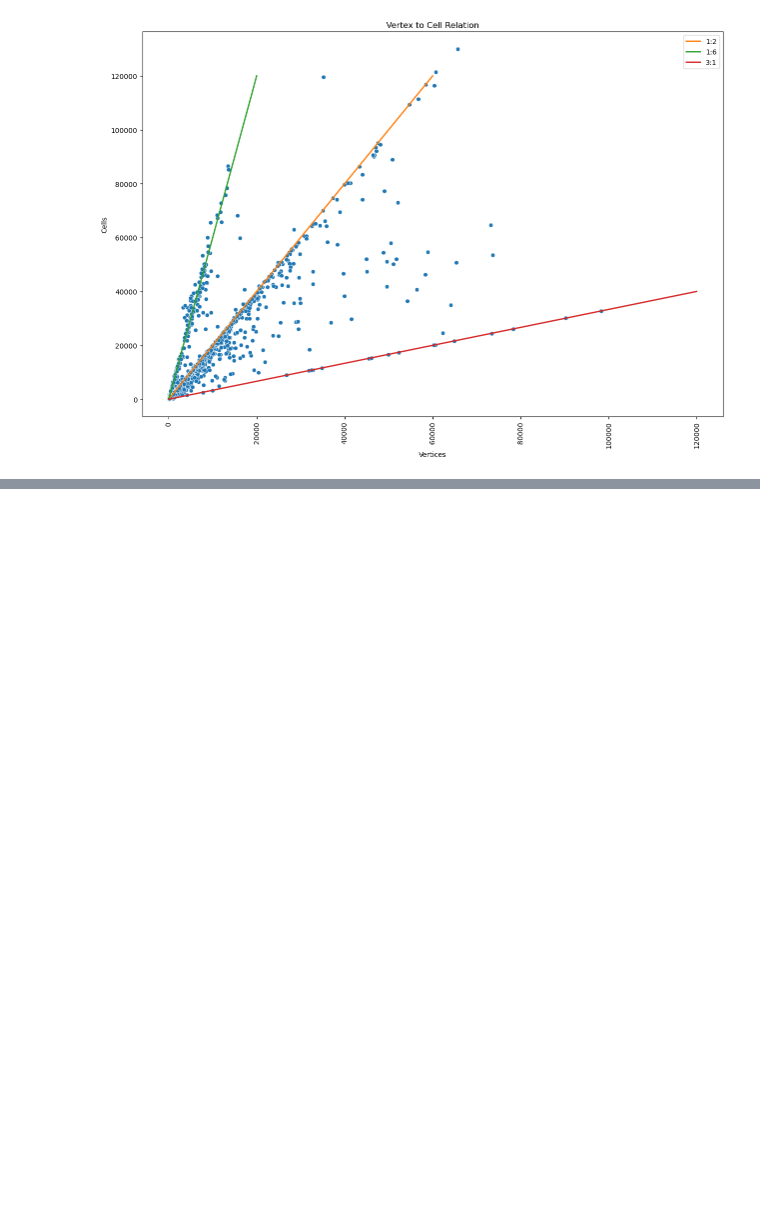
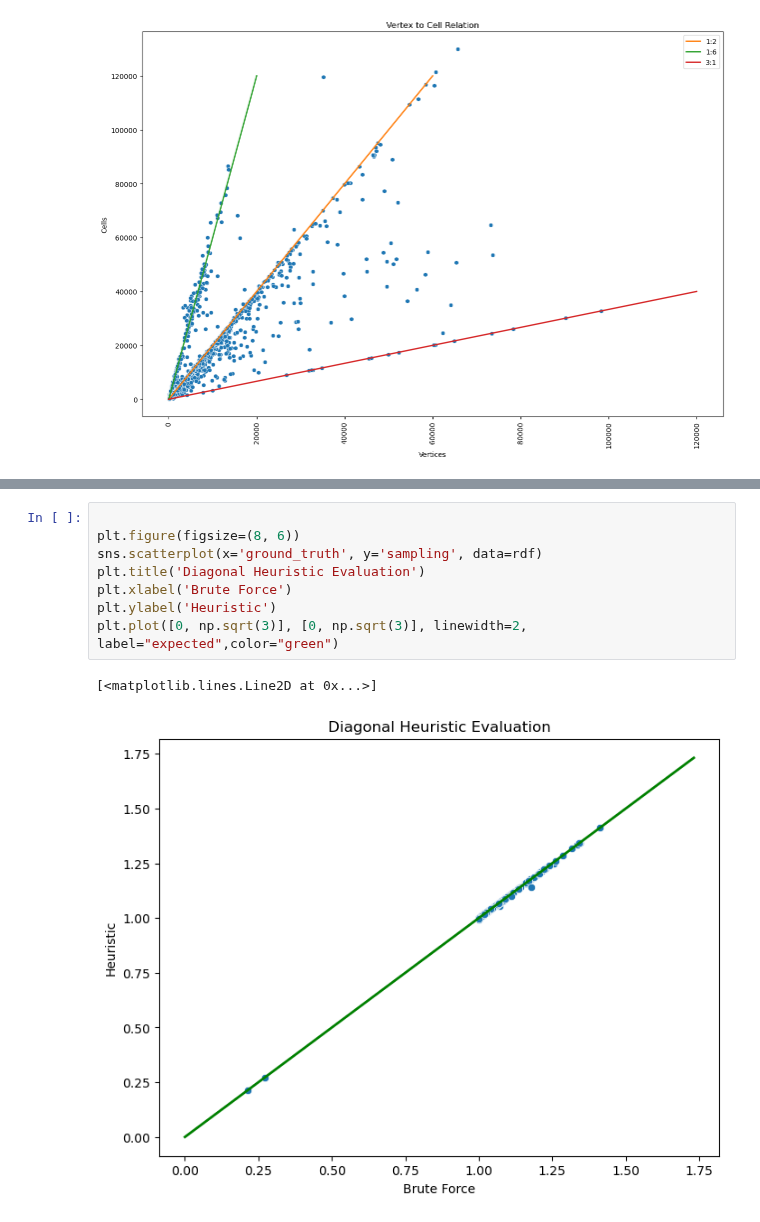
Before and after one commit to maria-raluca-st/INFOMR-final-project, a Jupyter notebook: mmdbs/database_stats.ipynb, the cells around one changed output, grey strips where cells are left out. Cells and saved outputs as stored; diff of their text form; blank space fills up the shorter version.

Commit message:
added Diagonal Heuristic, and failed meshes analysis

```diff
--- a/mmdbs/database_stats.ipynb
+++ b/mmdbs/database_stats.ipynb
@@ -109,0 +170,11 @@ plt.plot([0, 0],[1, 1],linewidth=2)
+# %%
+
+plt.figure(figsize=(8, 6))
+sns.scatterplot(x='ground_truth', y='sampling', data=rdf)
+plt.title('Diagonal Heuristic Evaluation')
+plt.xlabel('Brute Force')
+plt.ylabel('Heuristic')
+plt.plot([0, np.sqrt(3)], [0, np.sqrt(3)], linewidth=2, label="expected",color="green")
+# %% [output]
+[<matplotlib.lines.Line2D at 0x...>]
+[figure, added]
```
Also changed, not shown: parts of 7 cells of this notebook.
